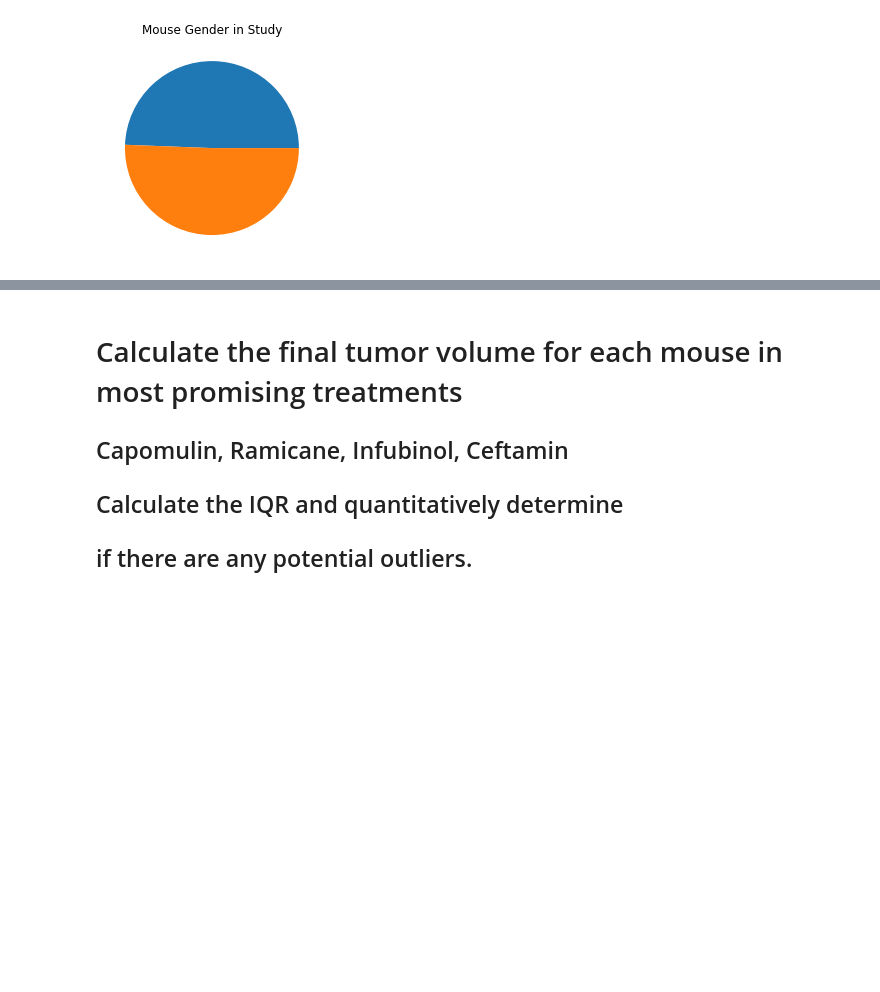
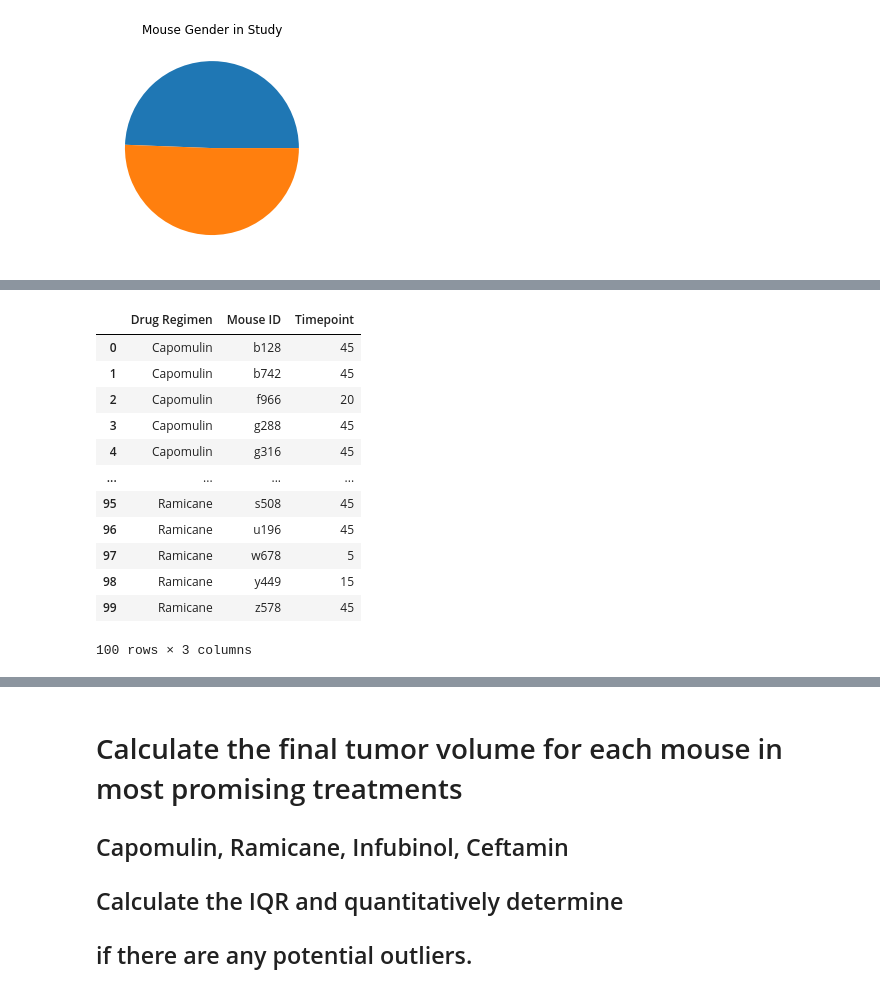
Before and after one commit to JonesInformatics/Matplotlib-Challenge, a Jupyter notebook: main.ipynb, the cells around one changed output, grey strips where cells are left out. Cells and saved outputs as stored; diff of their text form; code cells hidden in the pictures; blank space fills up the shorter version.

```diff
--- a/main.ipynb
+++ b/main.ipynb
@@ -194,0 +318,35 @@ Text(0.5, 1.0, 'Mouse Gender in Study')
+# %%
+#Create a groupby object on that df for the max timepoint for each drug/mouse, and made that into a new df
+#(groupby_df)
+groupby_df = final_four.groupby(["Drug Regimen","Mouse ID"])["Timepoint"].max()
+groupby_df.head()
+#convert from groupby object to df
+
+df1 = final_four.groupby(["Drug Regimen","Mouse ID"])["Timepoint"].max().to_frame().reset_index()
+
+df1
+
+# turn that groupby series into a dataframe to plot
+#plot = pd.DataFrame({"Drug Treatments":plot,"Mouse ID":plot,"Timepoint":plot})
+#plot
+
+# turn that groupby series into a dataframe to plot
+#df_plot = pd.DataFrame({"Drug Treatments":df_plot})
+#df_plot
+
+#groupby_df = pd.DataFrame
+#groupby_df.head
+# %% [output]
+|  | Drug Regimen | Mouse ID | Timepoint |
+| 0 | Capomulin | b128 | 45 |
+| 1 | Capomulin | b742 | 45 |
+| 2 | Capomulin | f966 | 20 |
+| 3 | Capomulin | g288 | 45 |
+| 4 | Capomulin | g316 | 45 |
+| ... | ... | ... | ... |
+| 95 | Ramicane | s508 | 45 |
+| 96 | Ramicane | u196 | 45 |
+| 97 | Ramicane | w678 | 5 |
+| 98 | Ramicane | y449 | 15 |
+| 99 | Ramicane | z578 | 45 |
+100 rows × 3 columns
```
Also changed, not shown: parts of 28 cells of this notebook.
